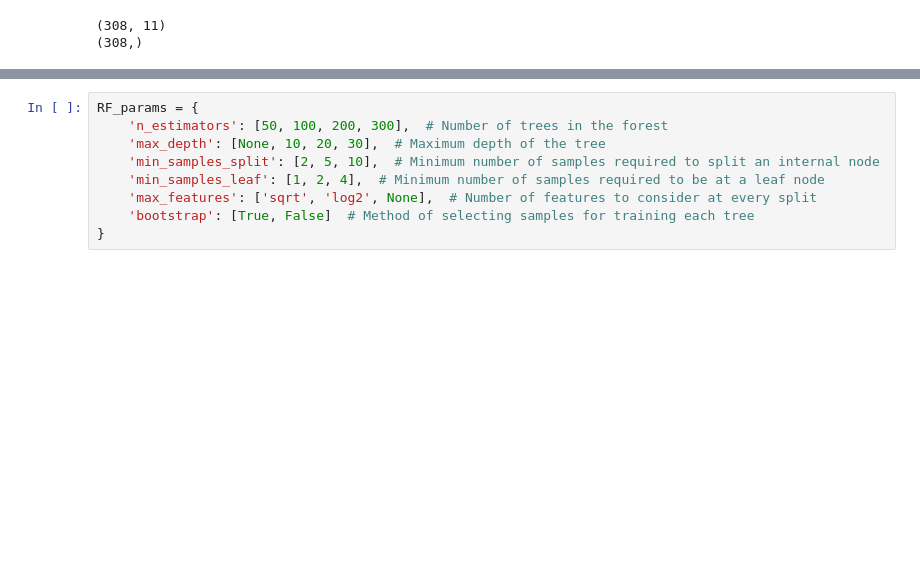
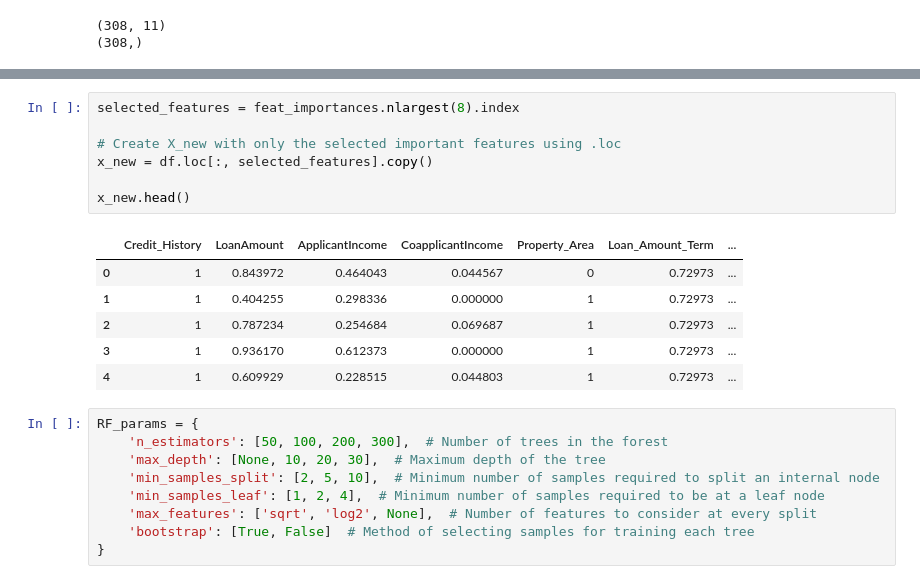
Before and after one commit to sandipbnkr/DemoCodeNucleus, a Jupyter notebook: Loan_Status_Prediction.ipynb, the cells around one changed output, grey strips where cells are left out. Drawn from its saved outputs; the diff is of its cells as text; blank space fills up the shorter version.

```diff
--- a/Loan_Status_Prediction.ipynb
+++ b/Loan_Status_Prediction.ipynb
@@ -239,3 +251,17 @@ print(y.shape)
+# %%
+selected_features = feat_importances.nlargest(8).index
+
+# Create X_new with only the selected important features using .loc
+x_new = df.loc[:, selected_features].copy()
+
+x_new.head()
+# %% [output]
+|  | Credit_History | LoanAmount | ApplicantIncome | CoapplicantIncome | Property_Area | Loan_Amount_Term | ... |
+| 0 | 1 | 0.843972 | 0.464043 | 0.044567 | 0 | 0.72973 | ... |
+| 1 | 1 | 0.404255 | 0.298336 | 0.000000 | 1 | 0.72973 | ... |
+| 2 | 1 | 0.787234 | 0.254684 | 0.069687 | 1 | 0.72973 | ... |
+| 3 | 1 | 0.936170 | 0.612373 | 0.000000 | 1 | 0.72973 | ... |
+| 4 | 1 | 0.609929 | 0.228515 | 0.044803 | 1 | 0.72973 | ... |
 # %%
 RF_params = {
     'n_estimators': [50, 100, 200, 300],  # Number of trees in the forest
```
Also changed, not shown: parts of 2 cells of this notebook.
